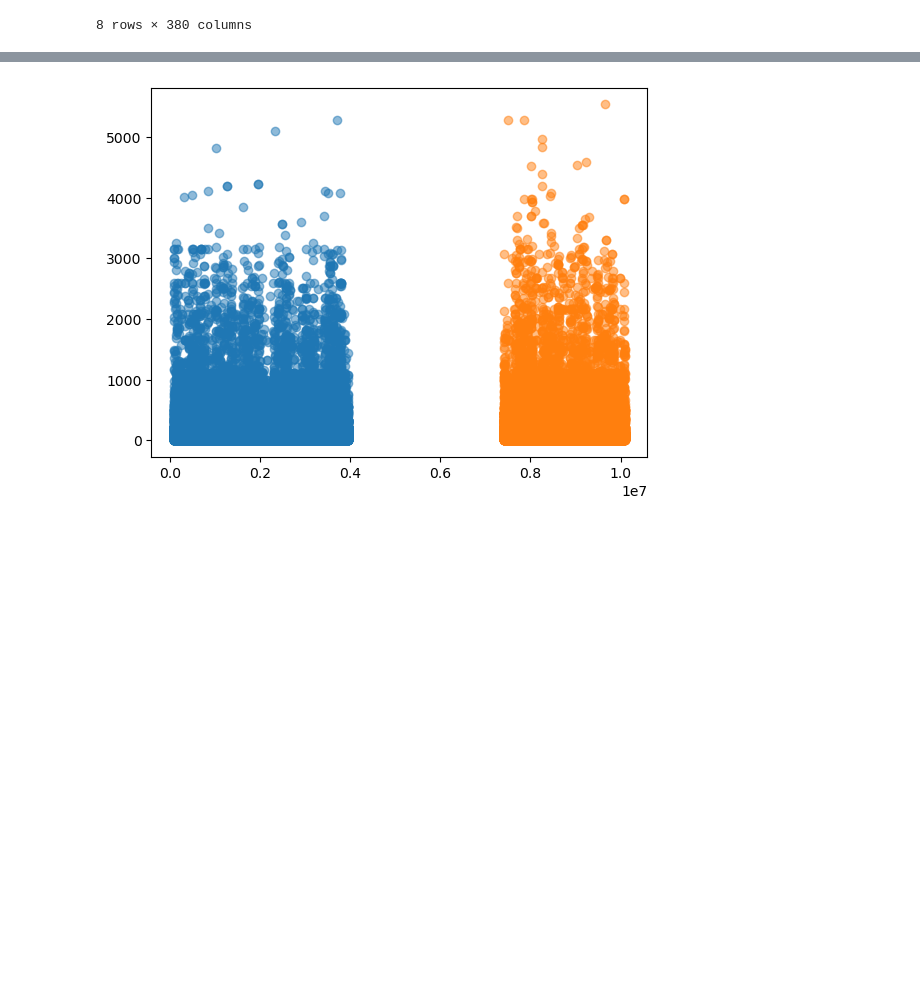
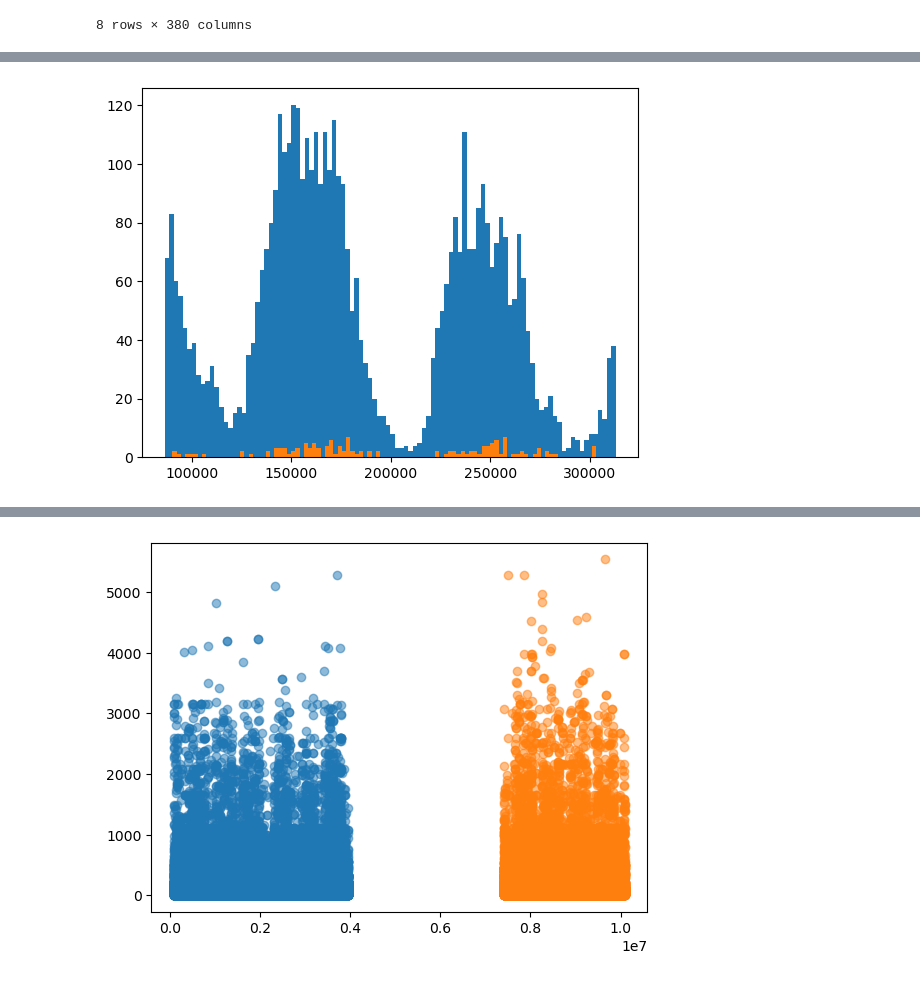
Before and after one commit to evelisko/GB_SDA_Kaggle, a Jupyter notebook: Lesson 2/HW_kaggle_Lesson_2.ipynb, the cells around one changed output, grey strips where cells are left out. Cells and saved outputs as stored; diff of their text form; code cells hidden in the pictures; blank space fills up the shorter version.

```diff
--- a/Lesson 2/HW_kaggle_Lesson_2.ipynb
+++ b/Lesson 2/HW_kaggle_Lesson_2.ipynb
@@ -151,0 +130,6 @@ x_data
+# %%
+plt.hist(train_df.loc[((train_df['isFraud']==0) & (train_df['TransactionDT'][:10000]),'TransactionDT')], 100)
+plt.hist(train_df.loc[((train_df['isFraud']==1) &  (train_df['TransactionDT'][:10000]),'TransactionDT')], 100)
+plt.show()
+# %% [output]
+[figure, added]
```
Also changed, not shown: parts of 38 cells of this notebook.
